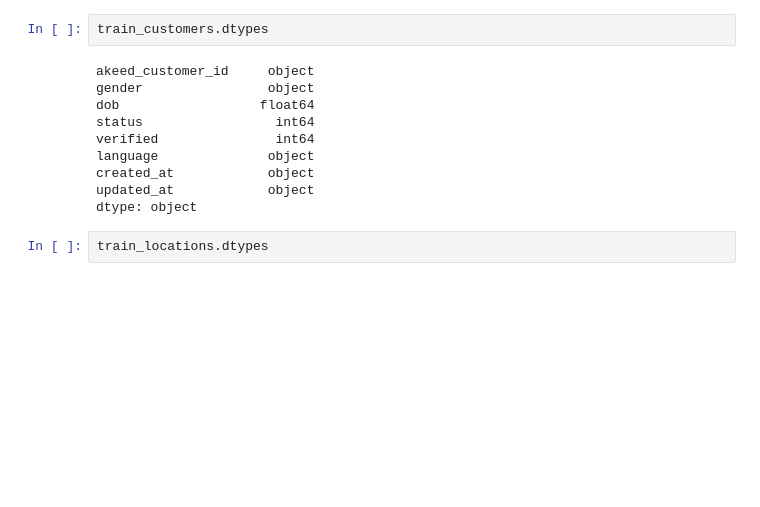
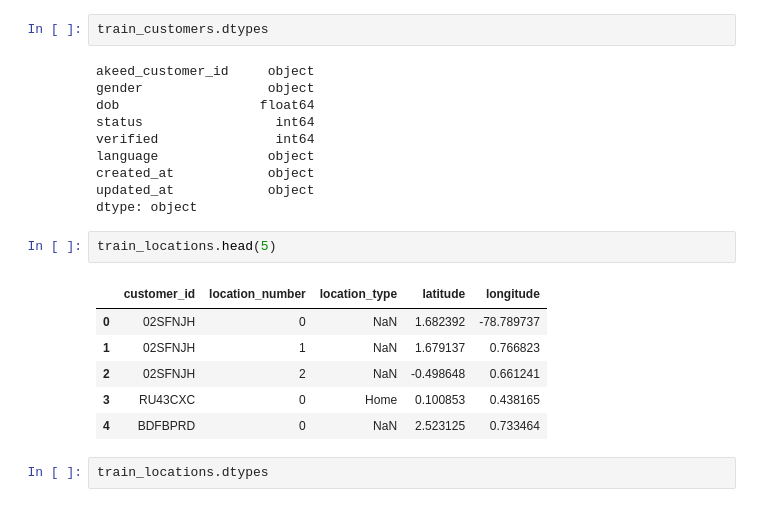
Before and after one commit to functorial/RestaurantRecommender, a Jupyter notebook: notebook.ipynb, the cells around one changed output. Saved outputs shown, nothing was run; the diff lists cells and outputs as text; blank space fills up the shorter version.

```diff
--- a/notebook.ipynb
+++ b/notebook.ipynb
@@ -70,6 +94,15 @@ language              object
 created_at            object
 updated_at            object
 dtype: object
+# %%
+train_locations.head(5)
+# %% [output]
+|  | customer_id | location_number | location_type | latitude | longitude |
+| 0 | 02SFNJH | 0 | NaN | 1.682392 | -78.789737 |
+| 1 | 02SFNJH | 1 | NaN | 1.679137 | 0.766823 |
+| 2 | 02SFNJH | 2 | NaN | -0.498648 | 0.661241 |
+| 3 | RU43CXC | 0 | Home | 0.100853 | 0.438165 |
+| 4 | BDFBPRD | 0 | NaN | 2.523125 | 0.733464 |
 # %%
 train_locations.dtypes
 # %% [output]
```
Also changed, not shown: parts of 11 cells of this notebook.
